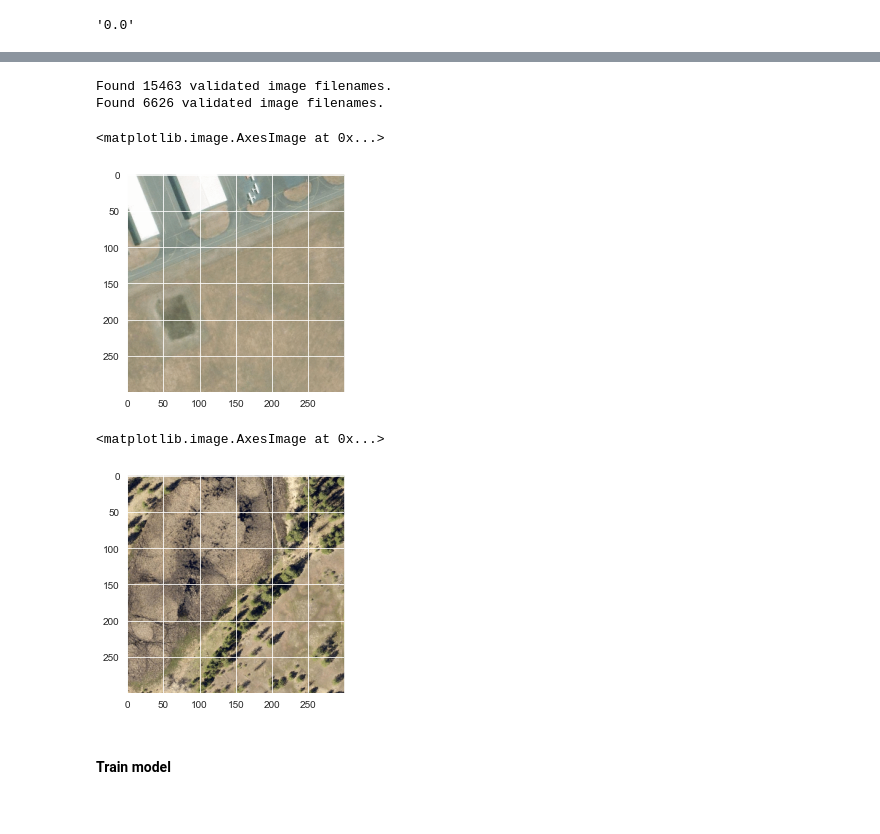
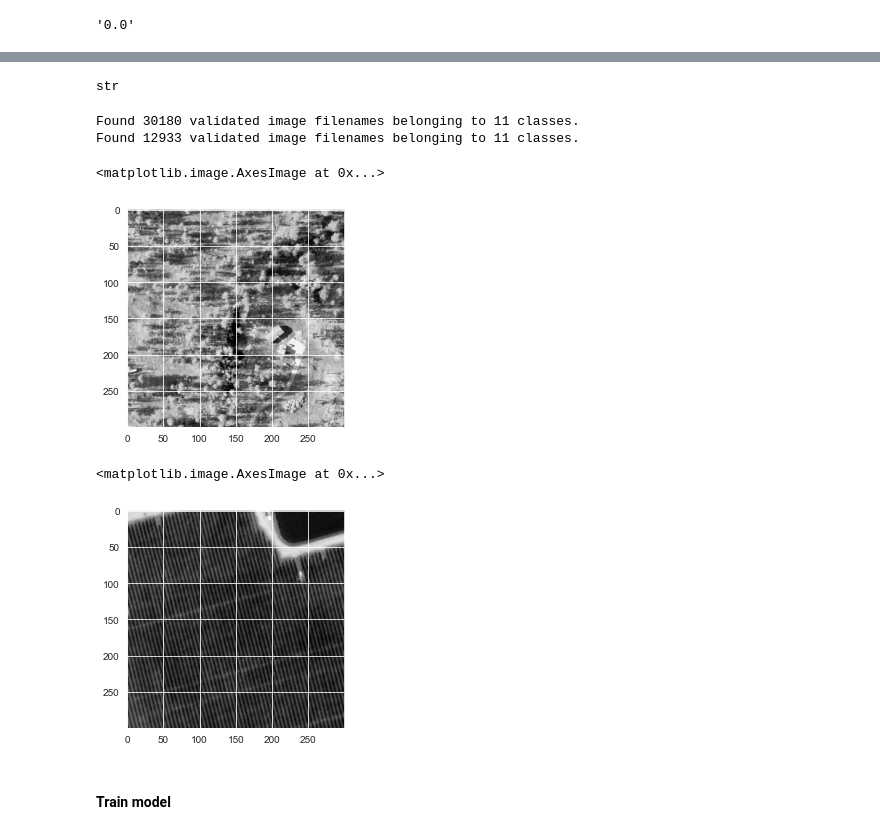
Before and after one commit to Negative-Carbon-Reforestation-Project/deep-learning-on-ray, a Jupyter notebook: notebooks/reforestation_training.ipynb, the cells around one changed output, grey strips where cells are left out. Saved outputs shown, nothing was run; the diff lists cells and outputs as text; code cells hidden in the pictures.

```diff
--- a/notebooks/reforestation_training.ipynb
+++ b/notebooks/reforestation_training.ipynb
@@ -132,4 +123,4 @@ sample_size = int(np.floor(len(image_df[image_df['norm_value'] == 0.0]) * 0.8))
 # %%
-sample = np.random.choice(image_df[image_df['norm_value'] == 0.0].index, size=sample_size, replace=False)
+sample = np.random.choice(image_df[image_df['value'] == 0.0].index, size=sample_size, replace=False)
 len(sample)
 # %% [output]
@@ -156,0 +148,9 @@ sns.distplot(shortened_image_df['norm_value'])
+# %%
+def bin_values(frame, column):
+    frame['binned_value'] = np.round(frame[column], decimals=1)
+    frame['binned_value'] = frame['binned_value'] * 10
+    frame['binned_value'] = pd.DataFrame.astype(frame['binned_value'], dtype=int)
+    frame['binned_value'] = pd.DataFrame.astype(frame['binned_value'], dtype=str)
+    return frame
+# %%
+shortened_image_df = bin_values(shortened_image_df, 'value')
@@ -157 +173,5 @@ sns.distplot(shortened_image_df['norm_value'])
+# %%
+type(shortened_image_df['binned_value'].iloc[0])
+# %% [output]
+str
 # %%
@@ -165,7 +185,7 @@ def right_angle_rotate(input_image):
 image_datagen = ImageDataGenerator(
     horizontal_flip=True,
     vertical_flip=True,
-    preprocessing_function=right_angle_rotate,
+    # preprocessing_function=right_angle_rotate,
     validation_split=0.3,
     rescale=1/255
 )
@@ -175,11 +195,11 @@ train_generator = image_datagen.flow_from_dataframe(
     directory=data_dir,
     target_size=(300, 300),
     x_col='name',
-    y_col='norm_value',
-    color_mode='rgb',
-    batch_size=2,
+    y_col='binned_value',
+    color_mode='grayscale',
+    batch_size=1,
     seed=42,
-    class_mode='raw',
+    class_mode='categorical',
     subset='training'
 )
 
@@ -188,26 +208,26 @@ test_generator = train_generator = image_datagen.flow_from_dataframe(
     directory=data_dir,
     target_size=(300, 300),
     x_col='name',
-    y_col='norm_value',
-    color_mode='rgb',
+    y_col='binned_value',
+    color_mode='grayscale',
     batch_size=1,
     seed=42,
-    class_mode='raw',
+    class_mode='categorical',
     subset='validation'
 )
 # %% [output]
-Found 15463 validated image filenames.
-Found 6626 validated image filenames.
+Found 30180 validated image filenames belonging to 11 classes.
+Found 12933 validated image filenames belonging to 11 classes.
 # %%
-plt.imshow(train_generator[0][0].reshape(300, 300, 3))
+plt.imshow(train_generator[0][0][0].reshape(300, 300), cmap='gray')
 # %% [output]
 <matplotlib.image.AxesImage at 0x...>
-[figure, old version]
+[figure, new version]
 # %%
-plt.imshow(train_generator[2000][0].reshape(300, 300, 3))
+plt.imshow(train_generator[10][0][0].reshape(300, 300), cmap='gray')
 # %% [output]
 <matplotlib.image.AxesImage at 0x...>
-[figure, old version]
+[figure, new version]
 # %% [markdown]
 #### Train model
 # %%
```
Also changed, not shown: parts of 18 cells of this notebook, 3 other files.
